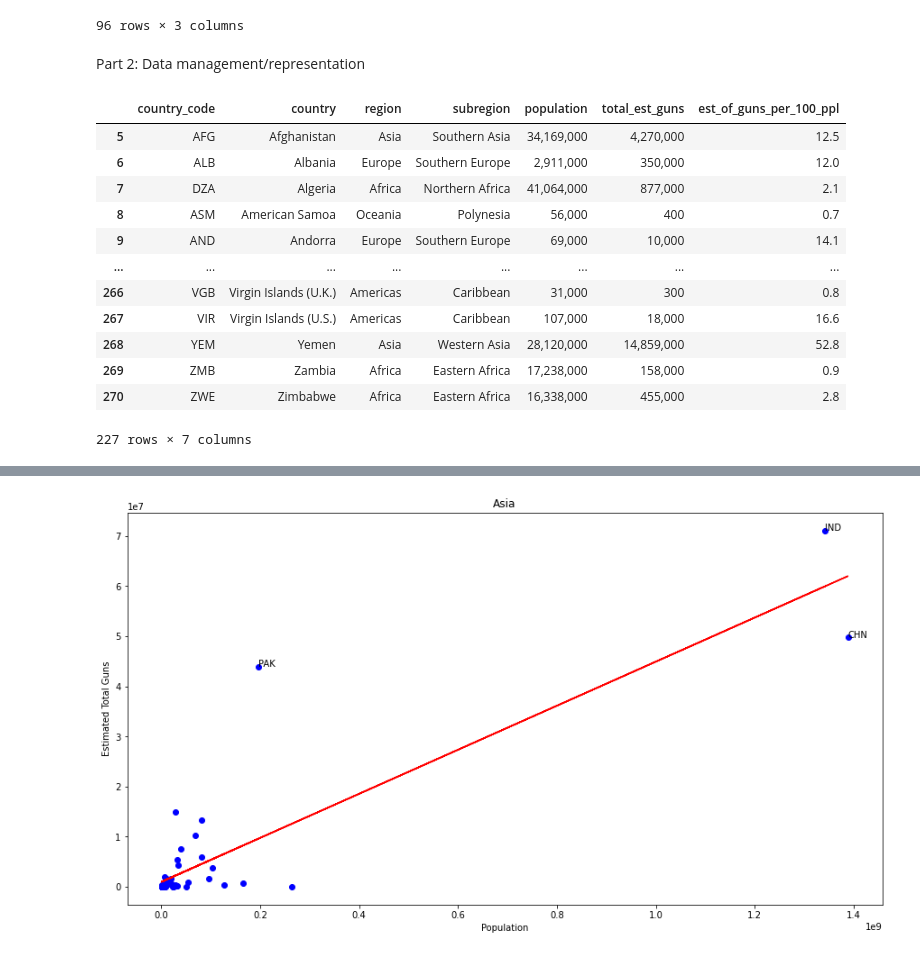
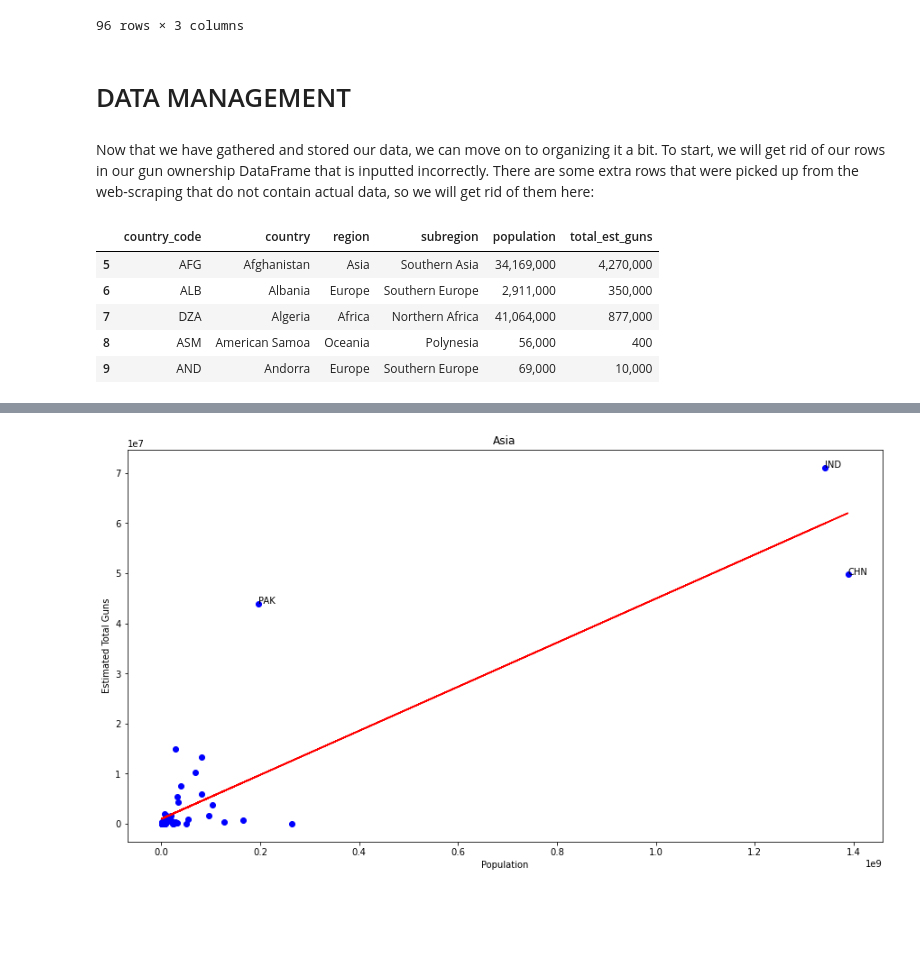
Before and after one commit to the-amazing-works-of-stephanie/gun-violence-analysis, a Jupyter notebook: fp.ipynb, the cells around one changed output, grey strips where cells are left out. Drawn from its saved outputs; the diff is of its cells as text; code cells hidden in the pictures; blank space fills up the shorter version.

```diff
--- a/fp.ipynb
+++ b/fp.ipynb
@@ -40,9 +37,9 @@ Let's get exploring!
 # %%
-# opening the homicide rate file
-#-----------SLATED FOR DELETION-----------
+# Opening the homicide rate file
+#NOTE: -----------SLATED FOR DELETION-----------
 homicide_rates = pd.read_csv('united_nations_homicide_rate_by_mechanisms.csv')
 
-#opening the gun ownership data
+# Opening the gun ownership data and creating a Dataframe from it using tabula
 url = "http://www.smallarmssurvey.org/fileadmin/docs/Weapons_and_Markets/Tools/Firearms_holdings/SAS-BP-Civilian-held-firearms-annexe.pdf"
 got_gun = tabula.io.read_pdf(url, output_format='dataframe', pages='all')
 
@@ -51,7 +48,7 @@ got_gun[0].columns=['country_code', 'country', 'region', 'subregion', 'populatio
 
 #drop some unnecessary columns & rows
 got_gun[0].drop(range(0,5), inplace=True)
-got_gun[0].drop(columns=['delete1', 'delete2', 'comp_method', 'registered_guns', 'unregistered_guns'], inplace=True)
+got_gun[0].drop(columns=['delete1', 'delete2', 'comp_method', 'registered_guns', 'unregistered_guns', 'est_of_guns_per_100_ppl'], inplace=True)
 
 got_gun[0].head()
 # %% [output]
@@ -80,28 +79,22 @@ homs.loc[homs['Year'] == 2017]
 | 164 | Singapore | 0.2 | 2017 |
 | 165 | Japan | 0.2 | 2017 |
 96 rows × 3 columns
-# %% [markdown]
-Part 2: Data management/representation
+# %% [markdown]
+# DATA MANAGEMENT
+# %% [markdown]
+Now that we have gathered and stored our data, we can move on to organizing it a bit. To start, we will get rid of our rows in our gun ownership DataFrame that is inputted incorrectly. There are some extra rows that were picked up from the web-scraping that do not contain actual data, so we will get rid of them here:
 # %%
-#is this actually doing anything? all the data looks the same as got_gun[0]
-regions = homicide_rates['Region'].unique()
+regions = [reg for reg in got_gun[0]['region'].unique() if reg in ['Asia', 'Oceania', 'Europe', 'Africa', 'Americas']]
 rows = []
 for row in got_gun[0].iterrows():
     if row[1]['region'] in regions and row[1]['total_est_guns'] != '-':
         rows.append(row[1])
 gun_owners = pd.DataFrame(rows)
-gun_owners
+gun_owners.head()
 # %% [output]
-|  | country_code | country | region | subregion | population | total_est_guns | est_of_guns_per_100_ppl |
-| 5 | AFG | Afghanistan | Asia | Southern Asia | 34,169,000 | 4,270,000 | 12.5 |
-| 6 | ALB | Albania | Europe | Southern Europe | 2,911,000 | 350,000 | 12.0 |
-| 7 | DZA | Algeria | Africa | Northern Africa | 41,064,000 | 877,000 | 2.1 |
-| 8 | ASM | American Samoa | Oceania | Polynesia | 56,000 | 400 | 0.7 |
-| 9 | AND | Andorra | Europe | Southern Europe | 69,000 | 10,000 | 14.1 |
-| ... | ... | ... | ... | ... | ... | ... | ... |
-| 266 | VGB | Virgin Islands (U.K.) | Americas | Caribbean | 31,000 | 300 | 0.8 |
-| 267 | VIR | Virgin Islands (U.S.) | Americas | Caribbean | 107,000 | 18,000 | 16.6 |
-| 268 | YEM | Yemen | Asia | Western Asia | 28,120,000 | 14,859,000 | 52.8 |
-| 269 | ZMB | Zambia | Africa | Eastern Africa | 17,238,000 | 158,000 | 0.9 |
-| 270 | ZWE | Zimbabwe | Africa | Eastern Africa | 16,338,000 | 455,000 | 2.8 |
+|  | country_code | country | region | subregion | population | total_est_guns |
+| 5 | AFG | Afghanistan | Asia | Southern Asia | 34,169,000 | 4,270,000 |
+| 6 | ALB | Albania | Europe | Southern Europe | 2,911,000 | 350,000 |
+| 7 | DZA | Algeria | Africa | Northern Africa | 41,064,000 | 877,000 |
+| 8 | ASM | American Samoa | Oceania | Polynesia | 56,000 | 400 |
+| 9 | AND | Andorra | Europe | Southern Europe | 69,000 | 10,000 |
-227 rows × 7 columns
```
Also changed, not shown: parts of 21 cells of this notebook.
